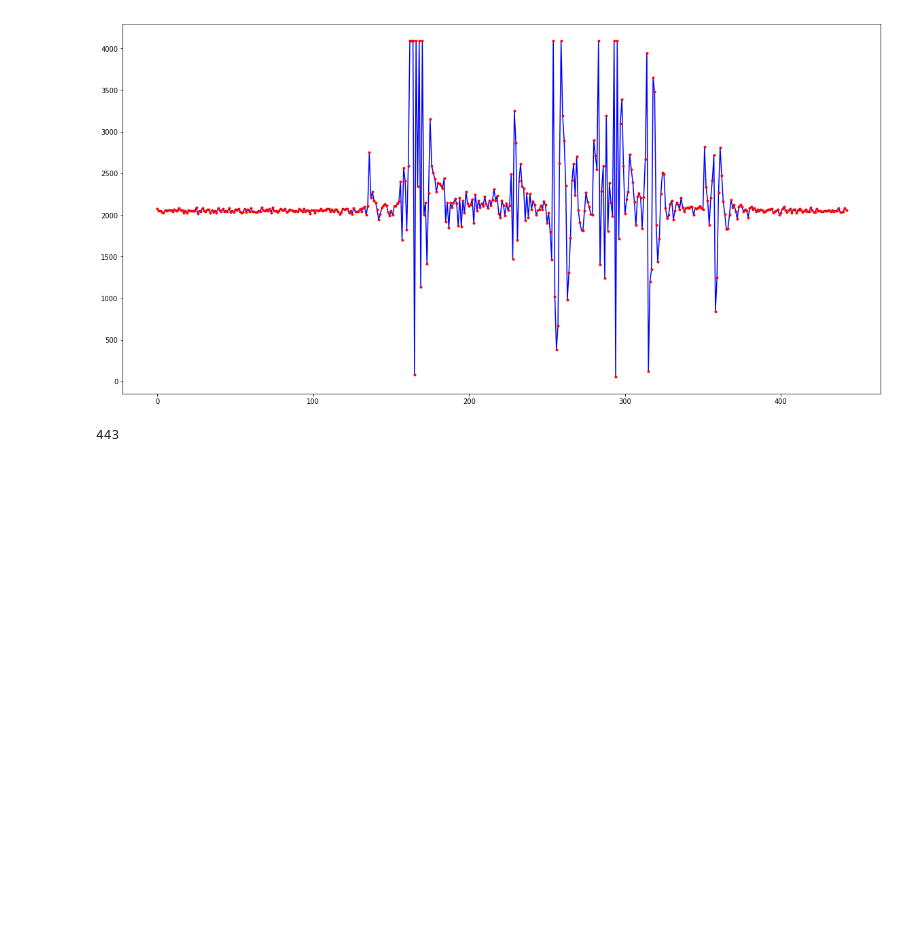
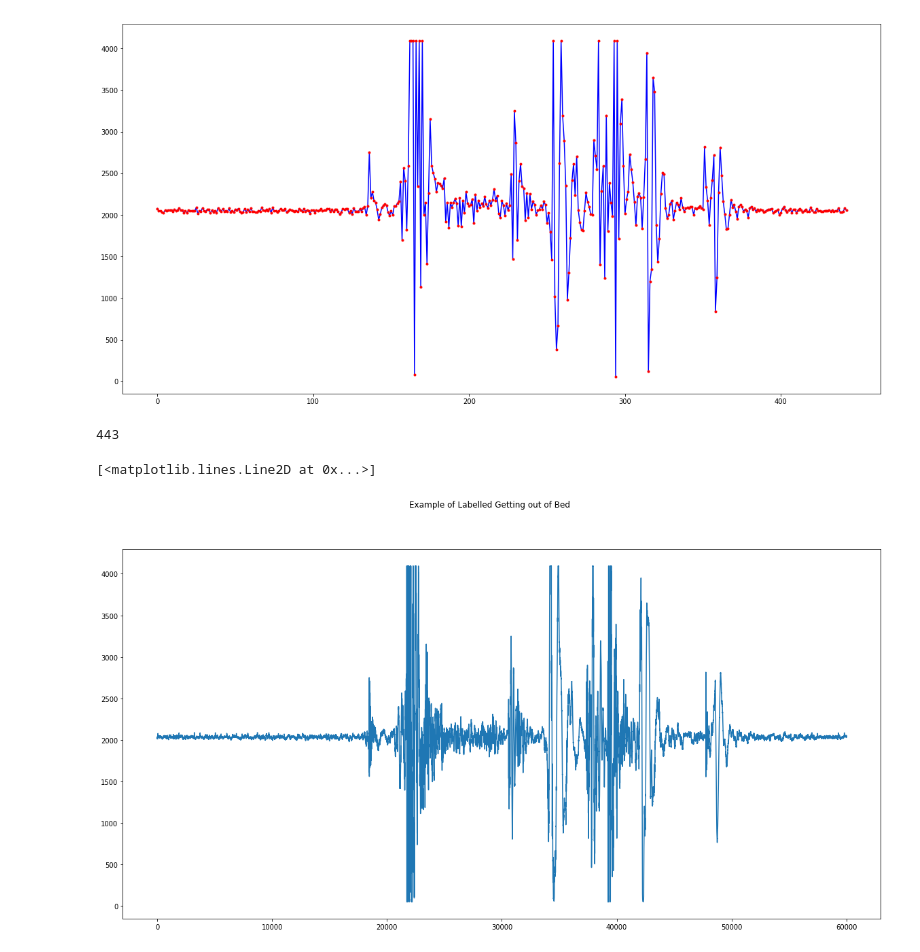
Before and after one commit to zyifan777/home_activity, a Jupyter notebook: Data_processing.ipynb, the cells around one changed output. Cells and saved outputs as stored; diff of their text form; code cells hidden in the pictures; blank space fills up the shorter version.

```diff
--- a/Data_processing.ipynb
+++ b/Data_processing.ipynb
@@ -104,3 +104,10 @@ print len(dx)
 443
 [figure]
 443
+# %%
+plt.figure(figsize = (20,10))
+plt.suptitle('Example of Labelled Getting out of Bed')
+plt.plot(d1)
+# %% [output]
+[<matplotlib.lines.Line2D at 0x...>]
+[figure, added]
```
Also changed, not shown: 3 other files.
